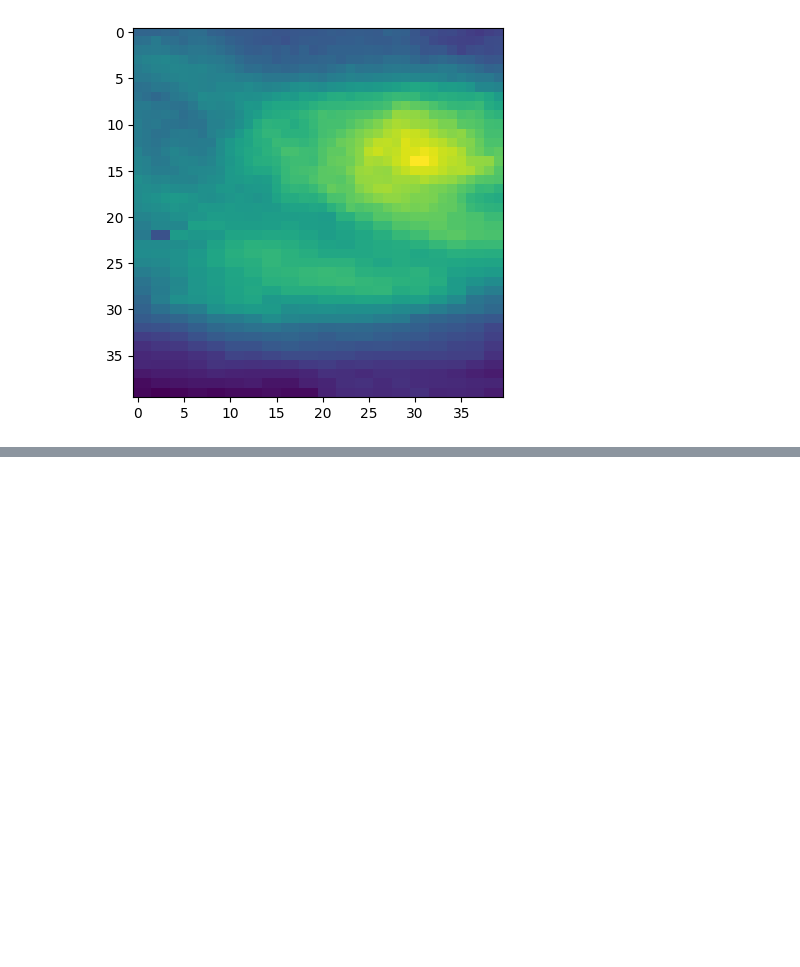
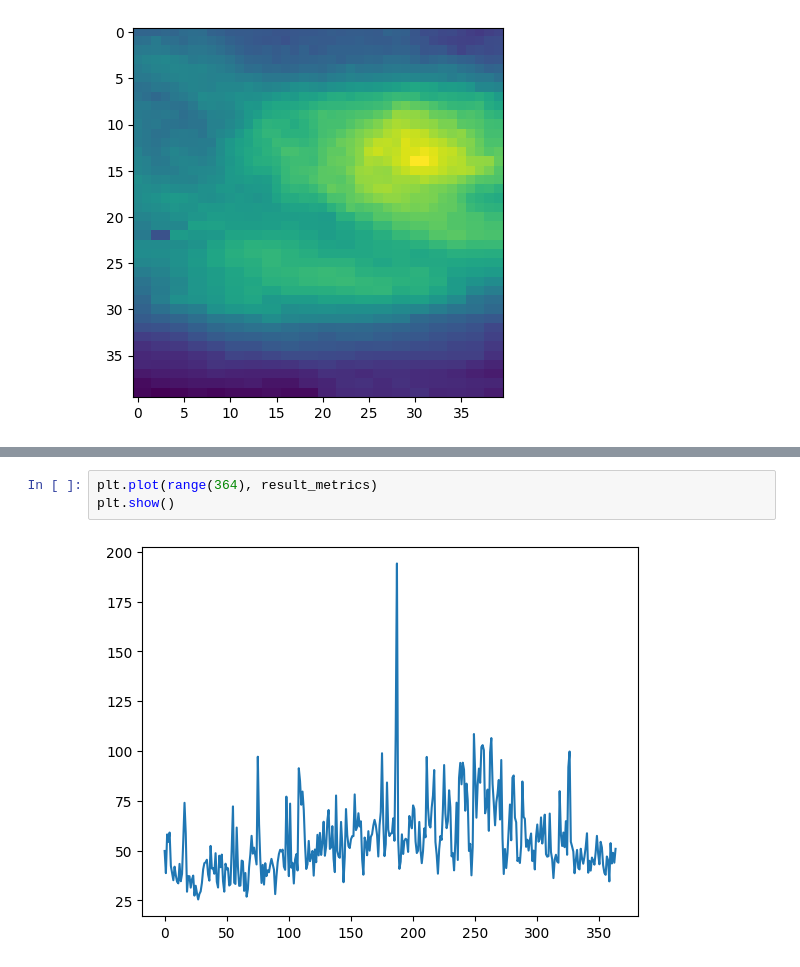
Before and after one commit to lambdaBoost/Nimbus-Ozone, a Jupyter notebook: test_autoencoder.ipynb, the cells around one changed output, grey strips where cells are left out. Saved outputs shown, nothing was run; the diff lists cells and outputs as text; blank space fills up the shorter version.

```diff
--- a/test_autoencoder.ipynb
+++ b/test_autoencoder.ipynb
@@ -40,0 +64,5 @@ plt.imshow(test_X[236])
+# %%
+plt.plot(range(364), result_metrics)
+plt.show()
+# %% [output]
+[figure, added]
```
Also changed, not shown: parts of 9 cells of this notebook.
